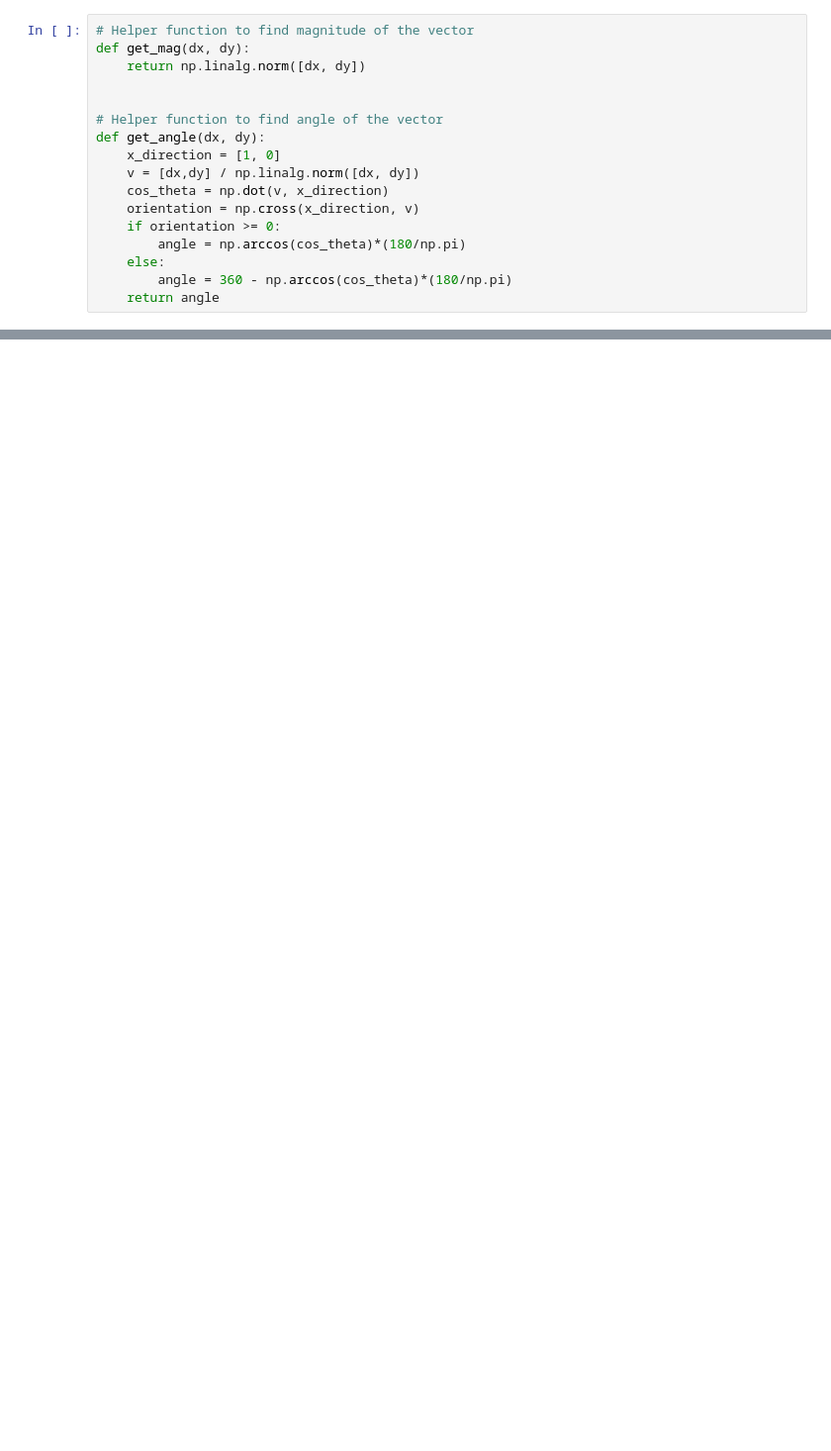
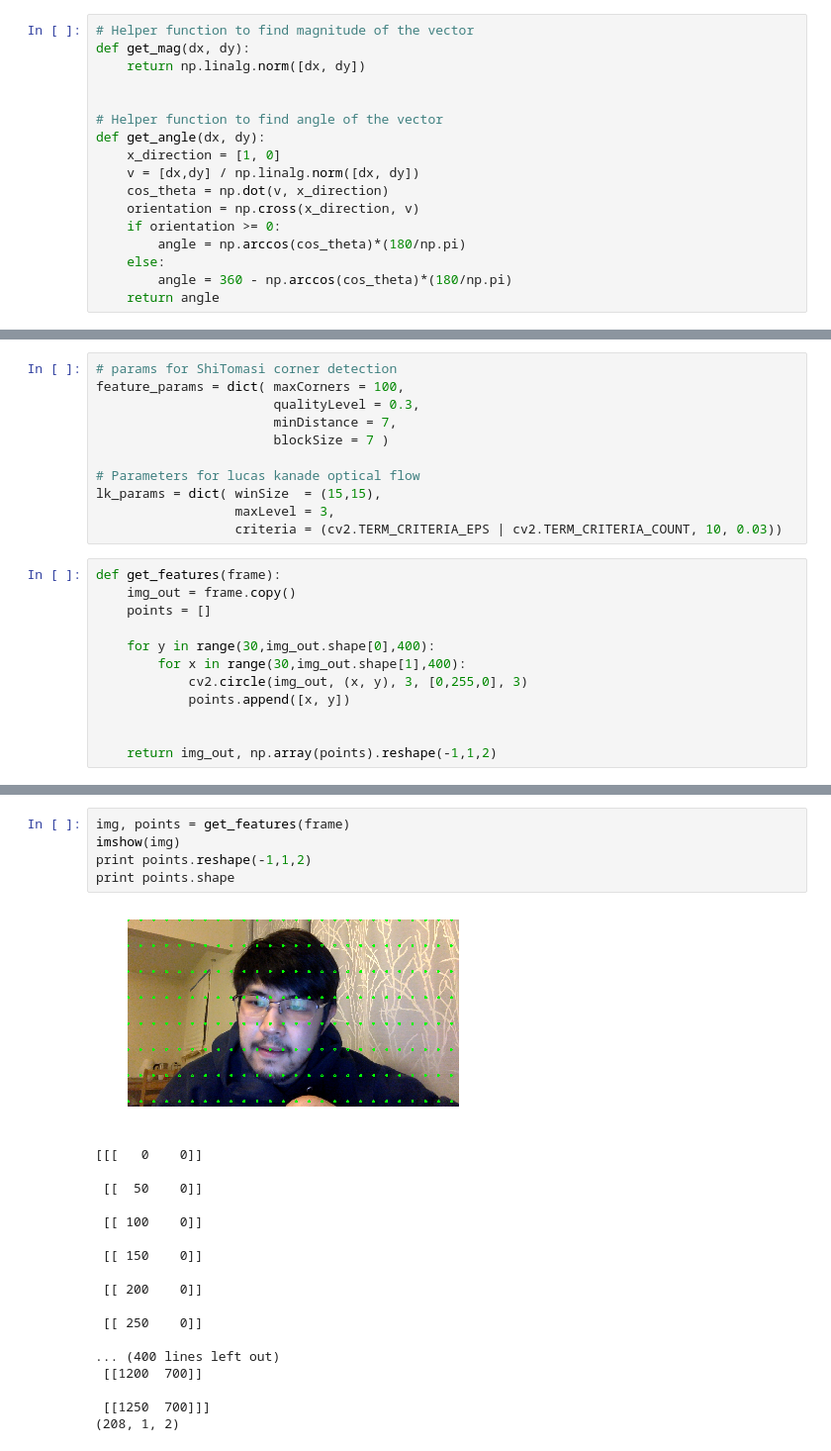
Before and after one commit to buenayerba/augmented-reality-for-book-spines, a Jupyter notebook: swipes_optical_flow.ipynb, the cells around one changed output, grey strips where cells are left out. Shown at 99% size. Cells and saved outputs as stored; diff of their text form; blank space fills up the shorter version.

```diff
--- a/swipes_optical_flow.ipynb
+++ b/swipes_optical_flow.ipynb
@@ -328,0 +335,23 @@ cv2.waitKey(1) # extra waitKey sometimes needed to close camera window
+# %%
+# params for ShiTomasi corner detection
+feature_params = dict( maxCorners = 100,
+                       qualityLevel = 0.3,
+                       minDistance = 7,
+                       blockSize = 7 )
+
+# Parameters for lucas kanade optical flow
+lk_params = dict( winSize  = (15,15),
+                  maxLevel = 3,
+                  criteria = (cv2.TERM_CRITERIA_EPS | cv2.TERM_CRITERIA_COUNT, 10, 0.03))
+# %%
+def get_features(frame):
+    img_out = frame.copy()
+    points = []
+
+    for y in range(30,img_out.shape[0],400):
+        for x in range(30,img_out.shape[1],400):
+            cv2.circle(img_out, (x, y), 3, [0,255,0], 3)
+            points.append([x, y])
+
+
+    return img_out, np.array(points).reshape(-1,1,2)
@@ -328,0 +433,24 @@ cv2.waitKey(1) # extra waitKey sometimes needed to close camera window
+# %%
+img, points = get_features(frame)
+imshow(img)
+print points.reshape(-1,1,2)
+print points.shape
+# %% [output]
+[figure, added]
+[[[   0    0]]
+
+ [[  50    0]]
+
+ [[ 100    0]]
+
+ [[ 150    0]]
+
+ [[ 200    0]]
+
+ [[ 250    0]]
+
+... (400 lines left out)
+ [[1200  700]]
+
+ [[1250  700]]]
+(208, 1, 2)
```
Also changed, not shown: parts of 9 cells of this notebook, 1 other file.
